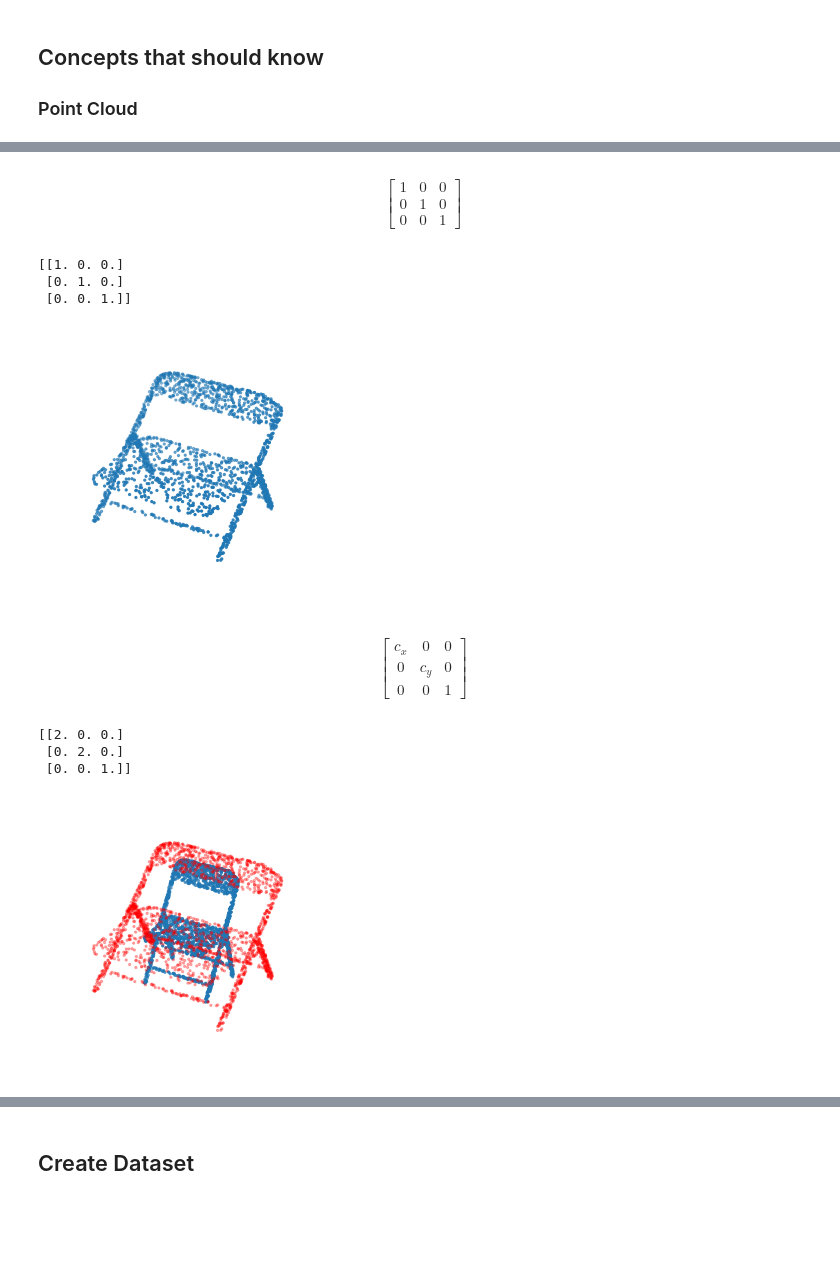
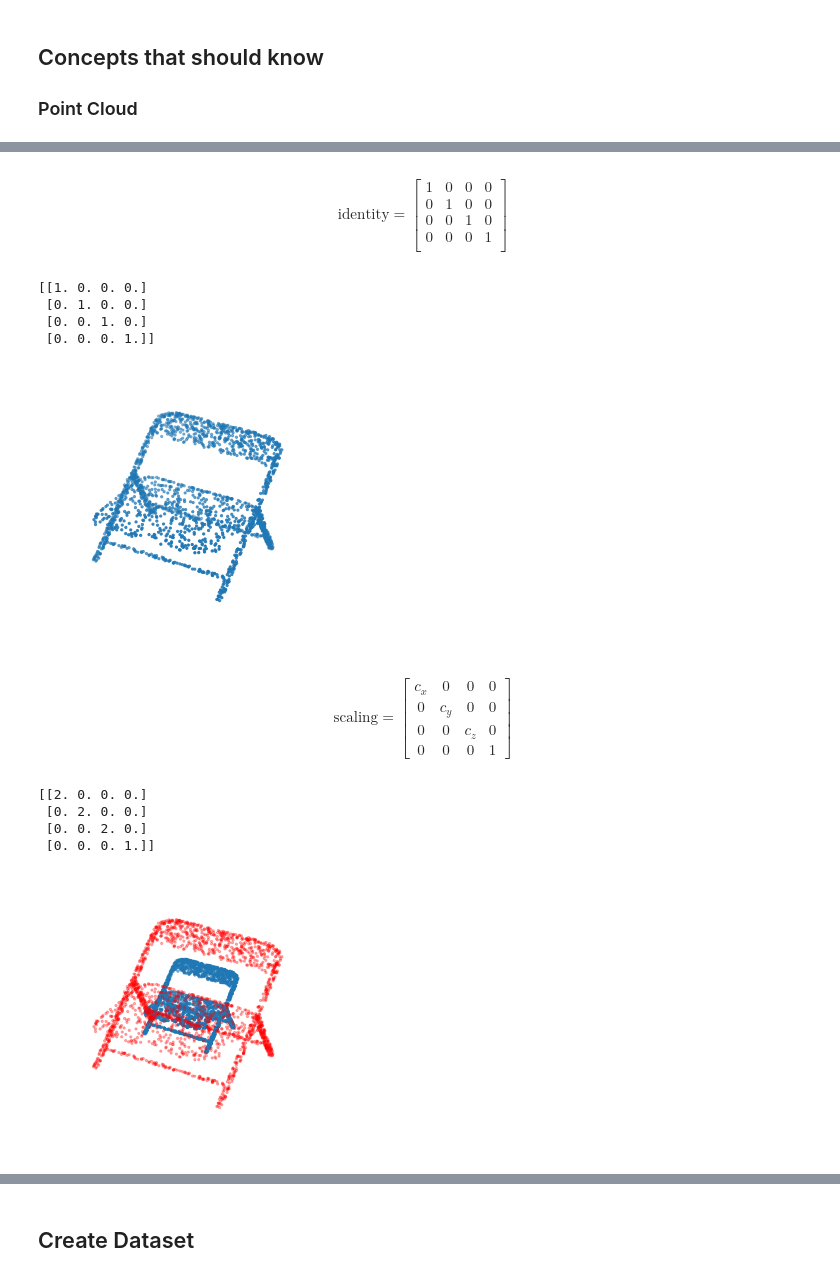
Before and after one commit to simonjisu/parking_violation, a Jupyter notebook: notebooks/PointNet.ipynb, the cells around one changed output, grey strips where cells are left out. Cells and saved outputs as stored; diff of their text form; code cells hidden in the pictures; blank space fills up the shorter version.

```diff
--- a/notebooks/PointNet.ipynb
+++ b/notebooks/PointNet.ipynb
@@ -25,7 +25,8 @@ mesh.show()
 
 ### Point Cloud
 # %%
-points = mesh.sample(2048)
+N = 2048
+oints = mesh.sample(N)
 print(points.shape)
 fig = plt.figure(figsize=(5, 5))
 ax = fig.add_subplot(111, projection="3d")
@@ -52,5 +89,5 @@ Ref:
 # %%
-def draw_points(points, points2=None):
+def draw_points(points, points2=None, axisoff=True):
     size = 5
     fig = plt.figure(figsize=(5, 5))
     ax = fig.add_subplot(111, projection="3d")
@@ -59,48 +96,58 @@ def draw_points(points, points2=None):
         ax.scatter(points2[:, 0], points2[:, 1], points2[:, 2], c="r", s=size, alpha=0.3)
     else:
         ax.scatter(points[:, 0], points[:, 1], points[:, 2], s=size)
-    ax.set_axis_off()
+    if axisoff:
+        ax.set_axis_off()
+
+    # TODO
+    # X, Y, Z 축 표기 및 크기 고정시키기
     plt.show()
 # %% [markdown]
-$$\begin{bmatrix}
-1 & 0 & 0 \\
-0 & 1 & 0 \\
-0 & 0 & 1
+$$\text{identity} = \begin{bmatrix}
+1 & 0 & 0 & 0\\
+0 & 1 & 0 & 0\\
+0 & 0 & 1 & 0\\
+0 & 0 & 0 & 1\\
 \end{bmatrix}$$
 # %%
-ps = points_normed
+ps = np.concatenate((points_normed, np.ones((N,1))), axis=1)
 # Identity
-trans_matrix = np.eye(3)
+trans_matrix = np.eye(4)
 
-trans_iden = ps @ trans_matrix
+trans_iden = ps @ trans_matrix.T  # Transpose is for the batch multiplication
 print(trans_matrix)
 
 draw_points(trans_iden)
 # %% [output]
-[[1. 0. 0.]
- [0. 1. 0.]
- [0. 0. 1.]]
+[[1. 0. 0. 0.]
+ [0. 1. 0. 0.]
+ [0. 0. 1. 0.]
+ [0. 0. 0. 1.]]
-[figure, old version]
+[figure, new version]
 # %% [markdown]
-$$\begin{bmatrix}
-c_x & 0 & 0 \\
-0 & c_y & 0 \\
-0 & 0 & 1
+$$\text{scaling} = \begin{bmatrix}
+c_x & 0 & 0 & 0\\
+0 & c_y & 0 & 0\\
+0 & 0 & c_z & 0\\
+0 & 0 & 0 & 1
 \end{bmatrix}$$
 # %%
 # Scaling
 c_x = 2
 c_y = 2
-trans_matrix = np.eye(3)
+c_z = 2
+trans_matrix = np.eye(4)
 trans_matrix[0, 0] *= c_x
 trans_matrix[1, 1] *= c_y
+trans_matrix[2, 2] *= c_z
 
-trans_scale = ps @ trans_matrix
+trans_scale = ps @ trans_matrix.T
 print(trans_matrix)
 
 draw_points(trans_iden, trans_scale)
 # %% [output]
-[[2. 0. 0.]
- [0. 2. 0.]
- [0. 0. 1.]]
+[[2. 0. 0. 0.]
+ [0. 2. 0. 0.]
+ [0. 0. 2. 0.]
+ [0. 0. 0. 1.]]
-[figure, old version]
+[figure, new version]
```
Also changed, not shown: parts of 24 cells of this notebook.
